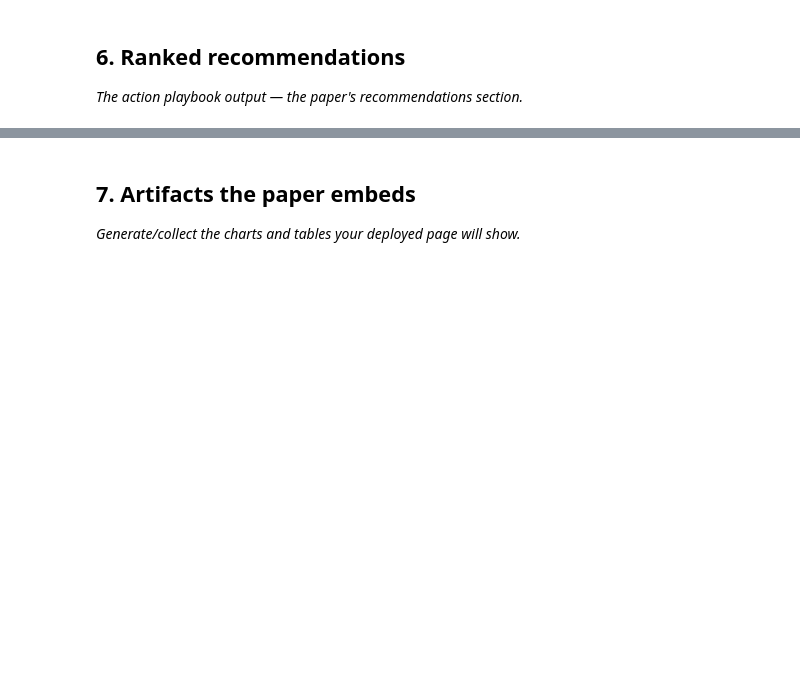
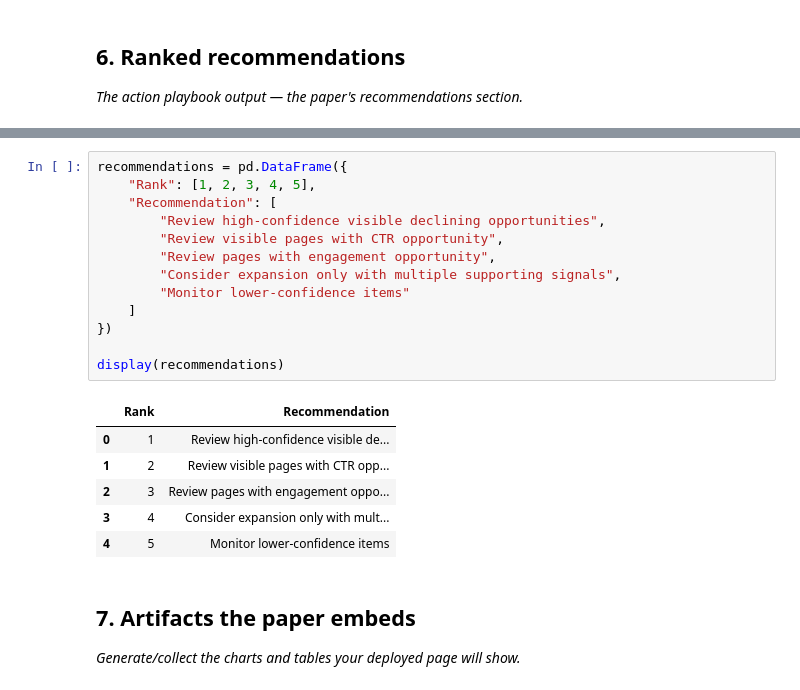
Before and after one commit to hibahrehman25-lang/ML_inter_Task1, a Jupyter notebook: work/notebooks/capstone.ipynb, the cells around one changed output, grey strips where cells are left out. Cells and saved outputs as stored; diff of their text form; blank space fills up the shorter version.

```diff
--- a/work/notebooks/capstone.ipynb
+++ b/work/notebooks/capstone.ipynb
@@ -394,3 +646,23 @@ The safest first production use is to inspect high-confidence rows, verify the p
+# %%
+recommendations = pd.DataFrame({
+    "Rank": [1, 2, 3, 4, 5],
+    "Recommendation": [
+        "Review high-confidence visible declining opportunities",
+        "Review visible pages with CTR opportunity",
+        "Review pages with engagement opportunity",
+        "Consider expansion only with multiple supporting signals",
+        "Monitor lower-confidence items"
+    ]
+})
+
+display(recommendations)
+# %% [output]
+|  | Rank | Recommendation |
+| 0 | 1 | Review high-confidence visible de... |
+| 1 | 2 | Review visible pages with CTR opp... |
+| 2 | 3 | Review pages with engagement oppo... |
+| 3 | 4 | Consider expansion only with mult... |
+| 4 | 5 | Monitor lower-confidence items |
 # %% [markdown]
 ## 7. Artifacts the paper embeds
 
```
Also changed, not shown: parts of 20 cells of this notebook.
